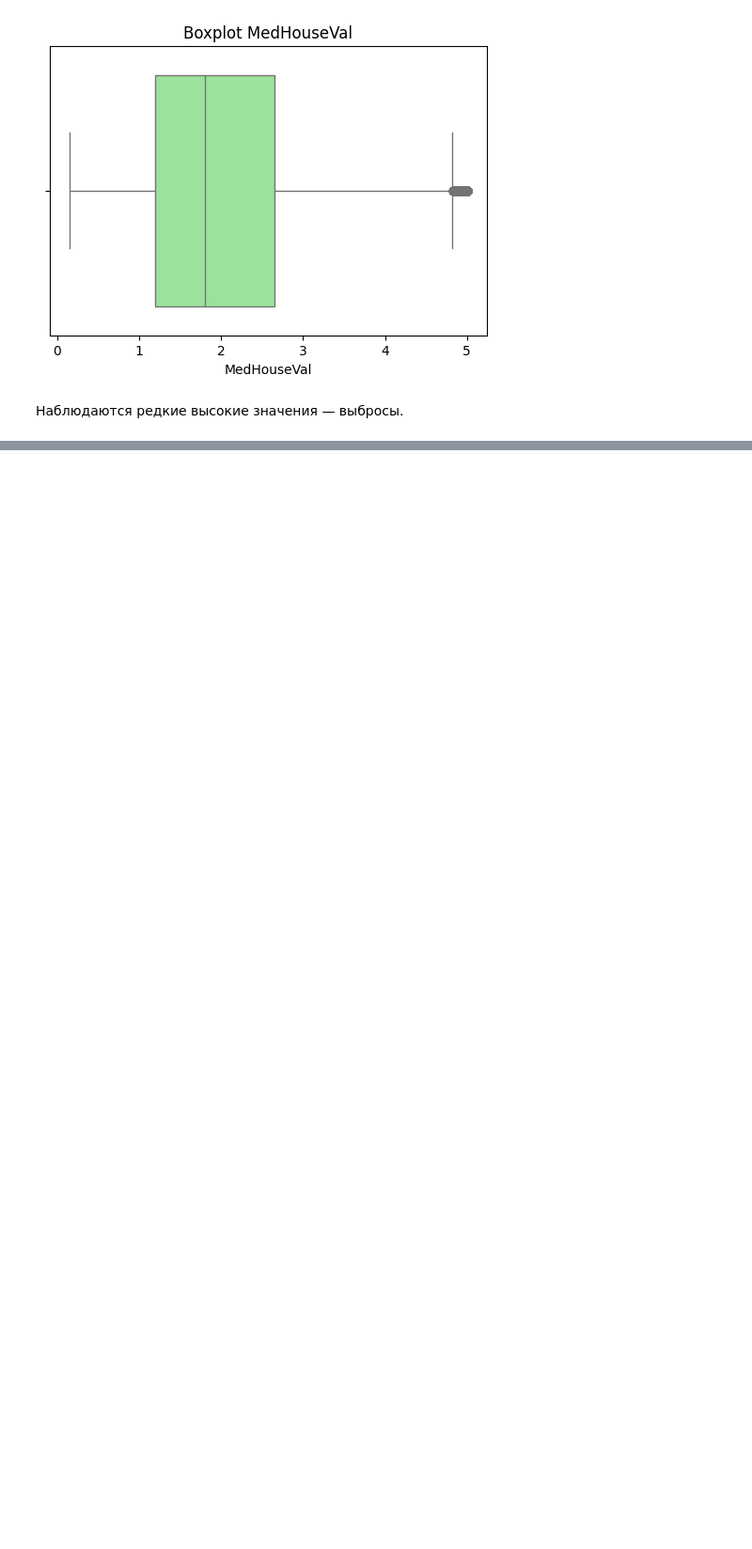
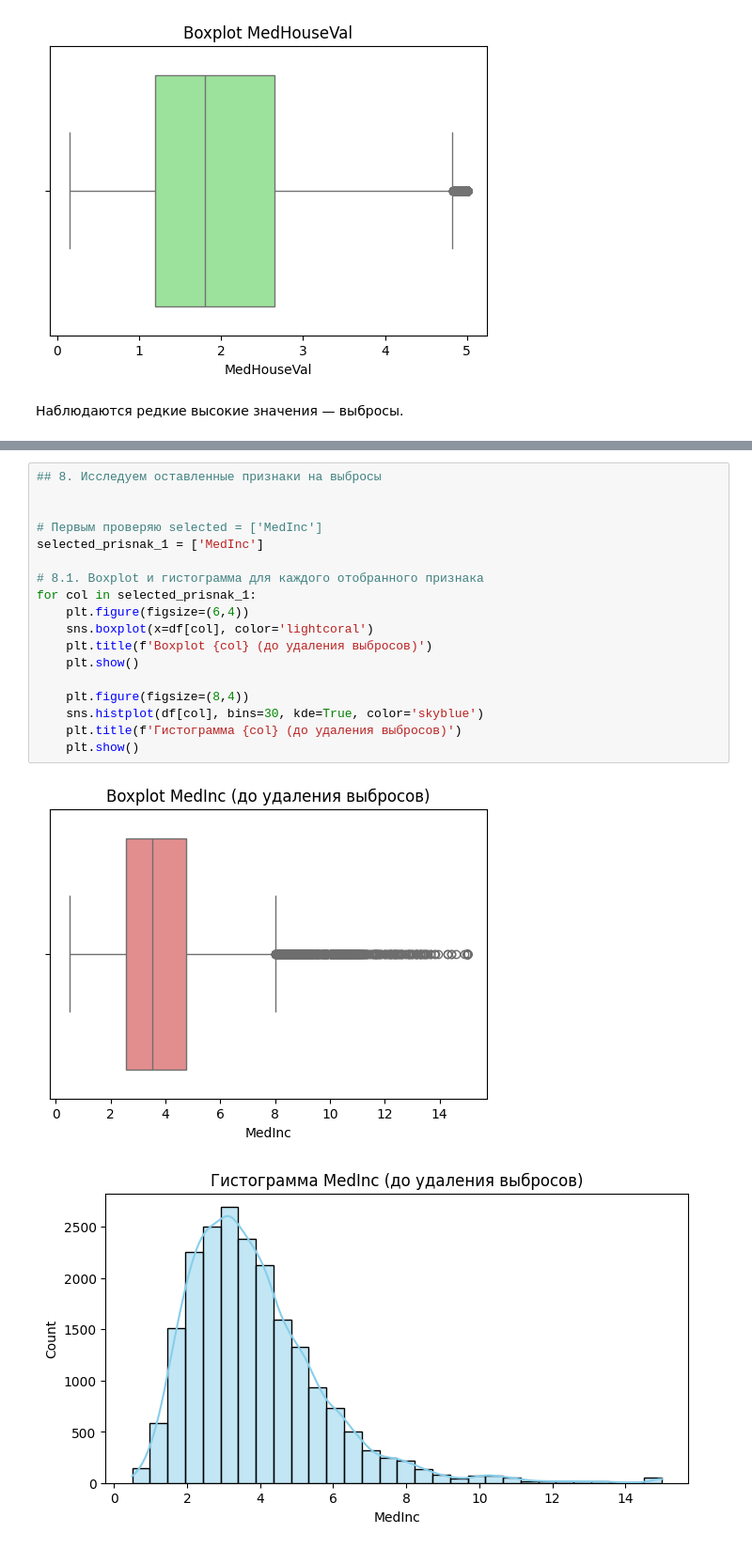
Before and after one commit to ArsT1982/DSML-59-DZ-5, a Jupyter notebook: DSML_59_DZ_5.ipynb, the cells around one changed output, grey strips where cells are left out. Shown at 94% size. Saved outputs shown, nothing was run; the diff lists cells and outputs as text; blank space fills up the shorter version.

```diff
--- a/DSML_59_DZ_5.ipynb
+++ b/DSML_59_DZ_5.ipynb
@@ -120,0 +151,21 @@ print("Отобранные признаки:", selected)
+# %%
+## 8. Исследуем оставленные признаки на выбросы
+
+
+# Первым проверяю selected = ['MedInc']
+selected_prisnak_1 = ['MedInc']
+
+# 8.1. Boxplot и гистограмма для каждого отобранного признака
+for col in selected_prisnak_1:
+    plt.figure(figsize=(6,4))
+    sns.boxplot(x=df[col], color='lightcoral')
+    plt.title(f'Boxplot {col} (до удаления выбросов)')
+    plt.show()
+
+    plt.figure(figsize=(8,4))
+    sns.histplot(df[col], bins=30, kde=True, color='skyblue')
+    plt.title(f'Гистограмма {col} (до удаления выбросов)')
+    plt.show()
+# %% [output]
+[figure, added]
+[figure, added]
```
Also changed, not shown: parts of 12 cells of this notebook.
